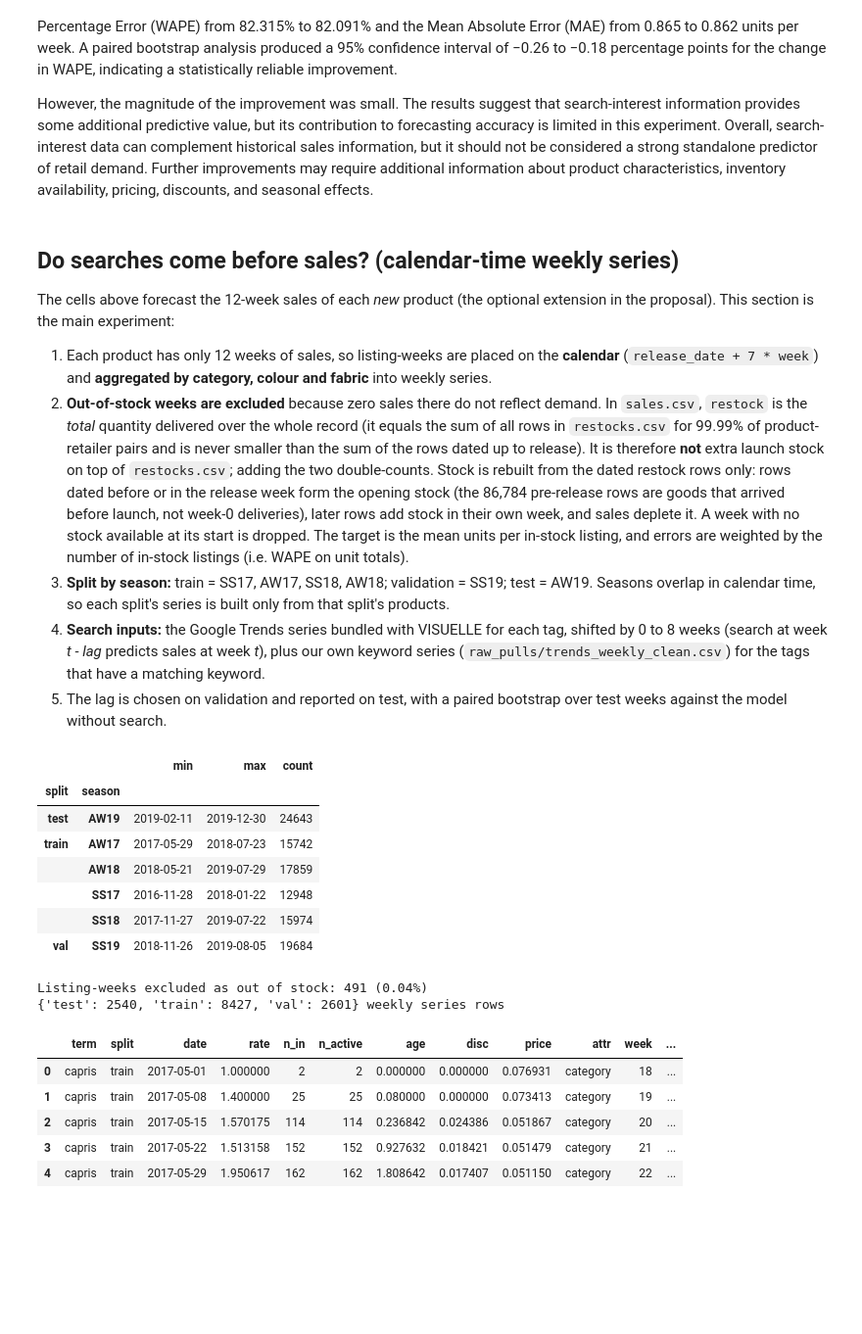
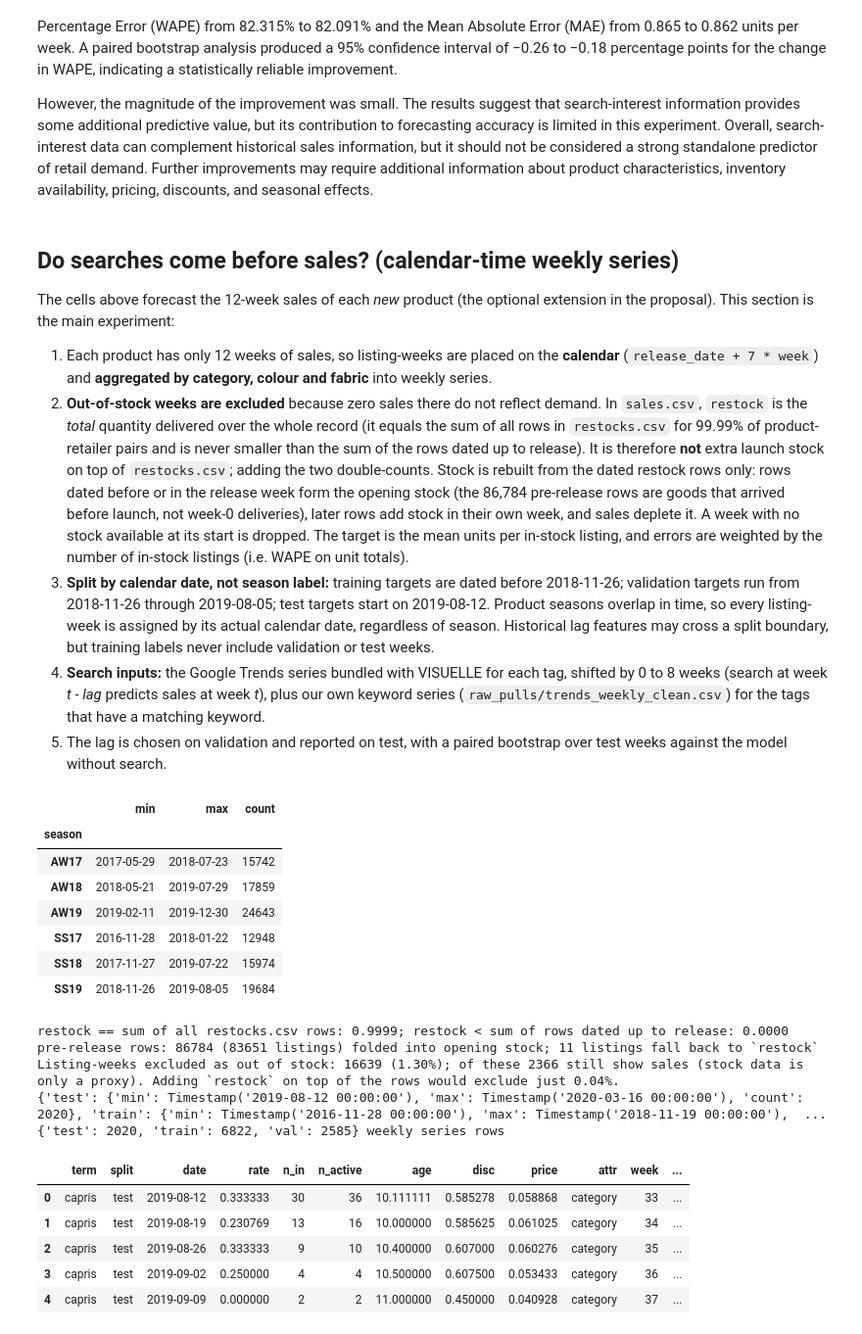
Before and after one commit to samichi-rungta/fashion-trends-forcasting, a Jupyter notebook: visuelle_eda.ipynb, the cells around one changed output. Shown at 98% size. Drawn from its saved outputs; the diff is of its cells as text; code cells hidden in the pictures; blank space fills up the shorter version.

```diff
--- a/visuelle_eda.ipynb
+++ b/visuelle_eda.ipynb
@@ -1910,7 +1910,7 @@ The cells above forecast the 12-week sales of each *new* product (the optional e
 
 1. Each product has only 12 weeks of sales, so listing-weeks are placed on the **calendar** (`release_date + 7 * week`) and **aggregated by category, colour and fabric** into weekly series.
 2. **Out-of-stock weeks are excluded** because zero sales there do not reflect demand. In `sales.csv`, `restock` is the *total* quantity delivered over the whole record (it equals the sum of all rows in `restocks.csv` for 99.99% of product-retailer pairs and is never smaller than the sum of the rows dated up to release). It is therefore **not** extra launch stock on top of `restocks.csv`; adding the two double-counts. Stock is rebuilt from the dated restock rows only: rows dated before or in the release week form the opening stock (the 86,784 pre-release rows are goods that arrived before launch, not week-0 deliveries), later rows add stock in their own week, and sales deplete it. A week with no stock available at its start is dropped. The target is the mean units per in-stock listing, and errors are weighted by the number of in-stock listings (i.e. WAPE on unit totals).
-3. **Split by season:** train = SS17, AW17, SS18, AW18; validation = SS19; test = AW19. Seasons overlap in calendar time, so each split's series is built only from that split's products.
+3. **Split by calendar date, not season label:** training targets are dated before 2018-11-26; validation targets run from 2018-11-26 through 2019-08-05; test targets start on 2019-08-12. Product seasons overlap in time, so every listing-week is assigned by its actual calendar date, regardless of season. Historical lag features may cross a split boundary, but training labels never include validation or test weeks.
 4. **Search inputs:** the Google Trends series bundled with VISUELLE for each tag, shifted by 0 to 8 weeks (search at week *t - lag* predicts sales at week *t*), plus our own keyword series (`raw_pulls/trends_weekly_clean.csv`) for the tags that have a matching keyword.
 5. The lag is chosen on validation and reported on test, with a paired bootstrap over test weeks against the model without search.
 # %%
@@ -1921,14 +1921,15 @@ from xgboost import XGBRegressor
 
 DATA = "data/visuelle2/"
 # %%
-E_SPLITS = {"train": ["SS17", "AW17", "SS18", "AW18"], "val": ["SS19"], "test": ["AW19"]}
+E_VALIDATION_START = pd.Timestamp("2018-11-26")
+E_VALIDATION_END = pd.Timestamp("2019-08-05")
+E_TEST_START = E_VALIDATION_END + pd.Timedelta(weeks=1)
 E_ATTRS = ["category", "color", "fabric"]
 E_WEEKS = [str(i) for i in range(12)]
 
 e3 = pd.read_csv(DATA + "sales.csv", index_col=0, parse_dates=["release_date"]).reset_index(drop=True)
-e3["split"] = e3["season"].map({s: k for k, seasons in E_SPLITS.items() for s in seasons})
 e3["lid"] = np.arange(len(e3))
-display(e3.groupby(["split", "season"])["release_date"].agg(["min", "max", "count"]))
+display(e3.groupby("season")["release_date"].agg(["min", "max", "count"]))
 
 # `restock` equals the sum of ALL rows of restocks.csv, so it is not added to them. Stock is rebuilt from dated rows only.
 S = e3[E_WEEKS].to_numpy(float)
@@ -1967,50 +1968,59 @@ D = meta[E_WEEKS].to_numpy(float)
 
 n_list = len(e3)
 long = pd.DataFrame({
     "sales": S.ravel(),
     "in_stock": in_stock.ravel(),
     "disc": D.ravel(),
     "age": np.tile(np.arange(12), n_list),
     "price": np.repeat(meta["price"].to_numpy(float), 12),
-    "split": np.repeat(e3["split"].to_numpy(), 12),
 })
 long["date"] = pd.DatetimeIndex(np.repeat(e3["release_date"].to_numpy(), 12)) + pd.to_timedelta(7 * long["age"], unit="D")
+long["split"] = np.select(
+    [long["date"] < E_VALIDATION_START, long["date"] <= E_VALIDATION_END],
+    ["train", "val"],
+    default="test",
+)
+assert long.groupby("date")["split"].nunique().max() == 1
 for attr in E_ATTRS:
     long[attr] = np.repeat(e3[attr].to_numpy(), 12)
 
-# Weekly series per category / colour / fabric value, built separately for each split.
+# Aggregate listing-weeks by calendar date after assigning each week to its split.
 frames = []
 for attr in E_ATTRS:
     keys = [attr, "split", "date"]
     active = long.groupby(keys).agg(n_active=("sales", "size"), age=("age", "mean"), disc=("disc", "mean"), price=("price", "mean"))
     stocked = long[long["in_stock"]].groupby(keys).agg(rate=("sales", "mean"), n_in=("sales", "size"))
     g = stocked.join(active).reset_index().rename(columns={attr: "term"})
     g["attr"] = attr
     frames.append(g)
 panel = pd.concat(frames, ignore_index=True)
 panel["week"] = panel["date"].dt.isocalendar().week.astype(int)
 panel["month"] = panel["date"].dt.month
 panel["attr_code"] = panel["attr"].astype("category").cat.codes
 panel["term_code"] = (panel["attr"] + ":" + panel["term"]).astype("category").cat.codes
+print(panel.groupby("split")["date"].agg(["min", "max", "count"]).to_dict("index"))
 print(panel.groupby("split").size().to_dict(), "weekly series rows")
 panel.head()
 # %% [output]
-|  |  | min | max | count |
-| split | season |  |  |  |
-| test | AW19 | 2019-02-11 | 2019-12-30 | 24643 |
-| train | AW17 | 2017-05-29 | 2018-07-23 | 15742 |
-|  | AW18 | 2018-05-21 | 2019-07-29 | 17859 |
-|  | SS17 | 2016-11-28 | 2018-01-22 | 12948 |
-|  | SS18 | 2017-11-27 | 2019-07-22 | 15974 |
-| val | SS19 | 2018-11-26 | 2019-08-05 | 19684 |
+|  | min | max | count |
+| season |  |  |  |
+| AW17 | 2017-05-29 | 2018-07-23 | 15742 |
+| AW18 | 2018-05-21 | 2019-07-29 | 17859 |
+| AW19 | 2019-02-11 | 2019-12-30 | 24643 |
+| SS17 | 2016-11-28 | 2018-01-22 | 12948 |
+| SS18 | 2017-11-27 | 2019-07-22 | 15974 |
+| SS19 | 2018-11-26 | 2019-08-05 | 19684 |
-Listing-weeks excluded as out of stock: 491 (0.04%)
-{'test': 2540, 'train': 8427, 'val': 2601} weekly series rows
+restock == sum of all restocks.csv rows: 0.9999; restock < sum of rows dated up to release: 0.0000
+pre-release rows: 86784 (83651 listings) folded into opening stock; 11 listings fall back to `restock`
+Listing-weeks excluded as out of stock: 16639 (1.30%); of these 2366 still show sales (stock data is only a proxy). Adding `restock` on top of the rows would exclude just 0.04%.
+{'test': {'min': Timestamp('2019-08-12 00:00:00'), 'max': Timestamp('2020-03-16 00:00:00'), 'count': 2020}, 'train': {'min': Timestamp('2016-11-28 00:00:00'), 'max': Timestamp('2018-11-19 00:00:00'),  ...
+{'test': 2020, 'train': 6822, 'val': 2585} weekly series rows
 |  | term | split | date | rate | n_in | n_active | age | disc | price | attr | week | ... |
-| 0 | capris | train | 2017-05-01 | 1.000000 | 2 | 2 | 0.000000 | 0.000000 | 0.076931 | category | 18 | ... |
-| 1 | capris | train | 2017-05-08 | 1.400000 | 25 | 25 | 0.080000 | 0.000000 | 0.073413 | category | 19 | ... |
-| 2 | capris | train | 2017-05-15 | 1.570175 | 114 | 114 | 0.236842 | 0.024386 | 0.051867 | category | 20 | ... |
-| 3 | capris | train | 2017-05-22 | 1.513158 | 152 | 152 | 0.927632 | 0.018421 | 0.051479 | category | 21 | ... |
-| 4 | capris | train | 2017-05-29 | 1.950617 | 162 | 162 | 1.808642 | 0.017407 | 0.051150 | category | 22 | ... |
+| 0 | capris | test | 2019-08-12 | 0.333333 | 30 | 36 | 10.111111 | 0.585278 | 0.058868 | category | 33 | ... |
+| 1 | capris | test | 2019-08-19 | 0.230769 | 13 | 16 | 10.000000 | 0.585625 | 0.061025 | category | 34 | ... |
+| 2 | capris | test | 2019-08-26 | 0.333333 | 9 | 10 | 10.400000 | 0.607000 | 0.060276 | category | 35 | ... |
+| 3 | capris | test | 2019-09-02 | 0.250000 | 4 | 4 | 10.500000 | 0.607500 | 0.053433 | category | 36 | ... |
+| 4 | capris | test | 2019-09-09 | 0.000000 | 2 | 2 | 11.000000 | 0.450000 | 0.040928 | category | 37 | ... |
 # %%
 LAGS = range(0, 9)
 
```
Also changed, not shown: parts of 5 cells of this notebook, 9 other files.
